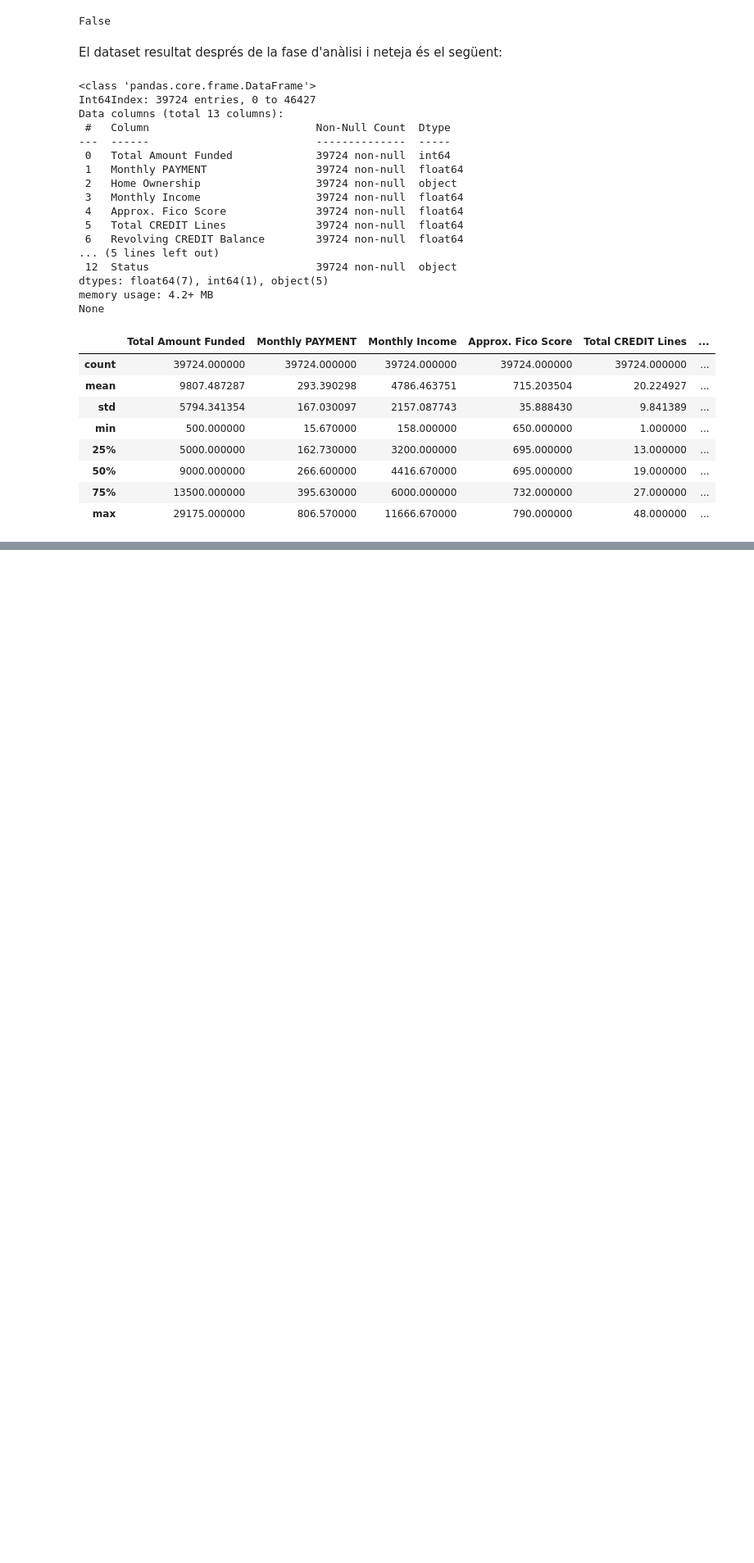
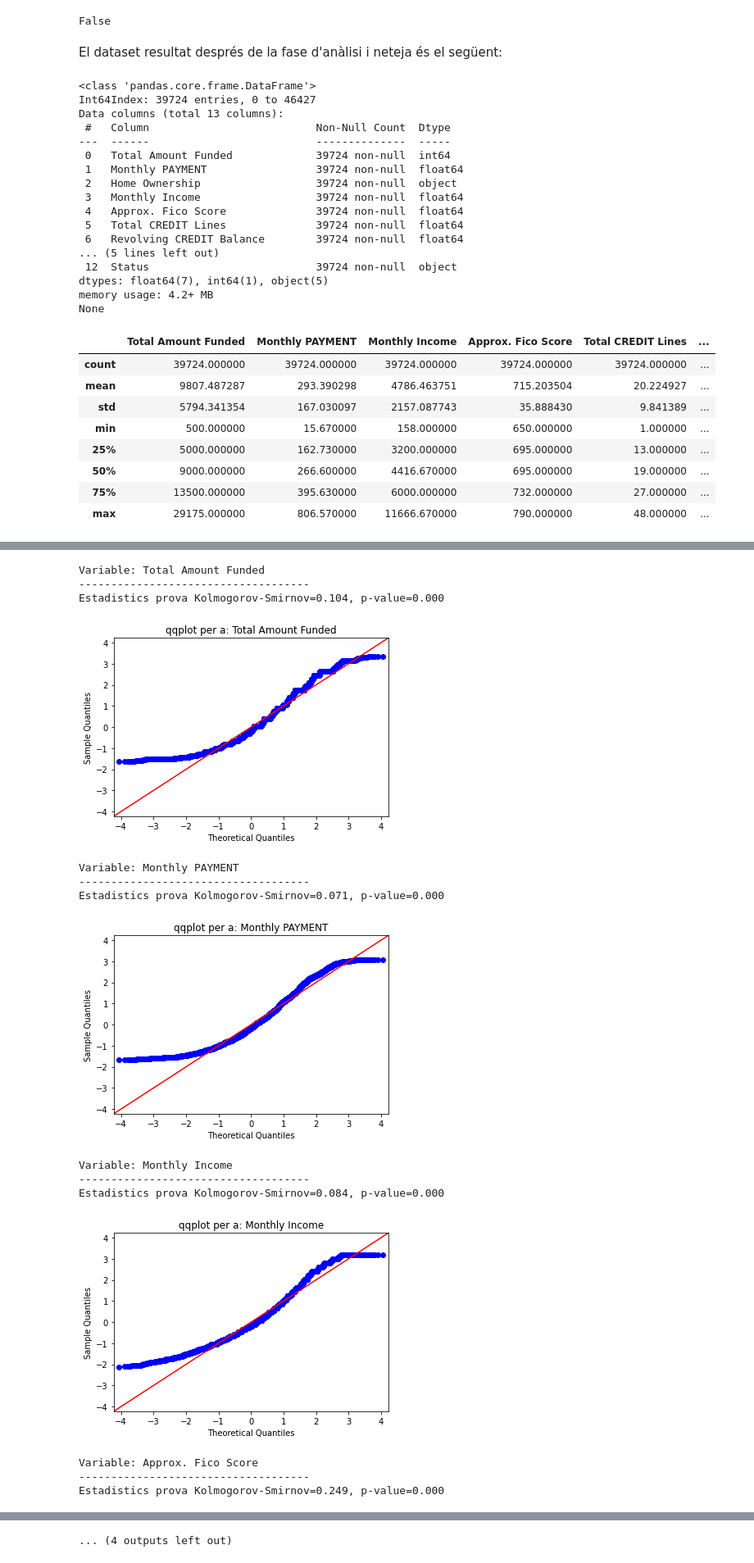
Before and after one commit to Jolicost/Loan-data-analysis, a Jupyter notebook: M2.951_20201_Pràctica2_LoanStatsDataset.ipynb, the cells around one changed output, grey strips where cells are left out. Shown at 82% size. Drawn from its saved outputs; the diff is of its cells as text; code cells hidden in the pictures; blank space fills up the shorter version.

```diff
--- a/M2.951_20201_Pràctica2_LoanStatsDataset.ipynb
+++ b/M2.951_20201_Pràctica2_LoanStatsDataset.ipynb
@@ -842,0 +922,34 @@ df = pd.read_csv('LoanStatsDatasetCleaned.csv', sep=',')
+# %%
+#Decididim fer la prova de Kolmogorov-Smirnov i el gràfic QQ per les altres 5 variables numèriques per veure si segueixen o no una distribució normal.
+
+def prova(variable):
+    media, desviacion = norm.fit(variable)
+    stat, p = kstest(variable, 'norm', args=(media,desviacion))
+    print('Variable:', column)
+    print("------------------------------------")
+    print('Estadistics prova Kolmogorov-Smirnov=%.3f, p-value=%.3f' % (stat, p))
+    qqplot(variable)
+    plt.show()
+
+
+cols = ['Total Amount Funded', 'Monthly PAYMENT', 'Monthly Income', 'Approx. Fico Score', 'Revolving CREDIT Balance', \
+        'Revolving Line Utilization','Total CREDIT Lines', 'Inquiries in the Last 6 Months']
+for column in cols:
+
+        prova (df[column])
+# %% [output]
+Variable: Total Amount Funded
+------------------------------------
+Estadistics prova Kolmogorov-Smirnov=0.104, p-value=0.000
+[figure, added]
+Variable: Monthly PAYMENT
+------------------------------------
+Estadistics prova Kolmogorov-Smirnov=0.071, p-value=0.000
+[figure, added]
+Variable: Monthly Income
+------------------------------------
+Estadistics prova Kolmogorov-Smirnov=0.084, p-value=0.000
+[figure, added]
+Variable: Approx. Fico Score
+------------------------------------
+Estadistics prova Kolmogorov-Smirnov=0.249, p-value=0.000
@@ -842,0 +965 @@ df = pd.read_csv('LoanStatsDatasetCleaned.csv', sep=',')
+... (4 outputs left out)
```
Also changed, not shown: parts of 32 cells of this notebook, 1 other file.
